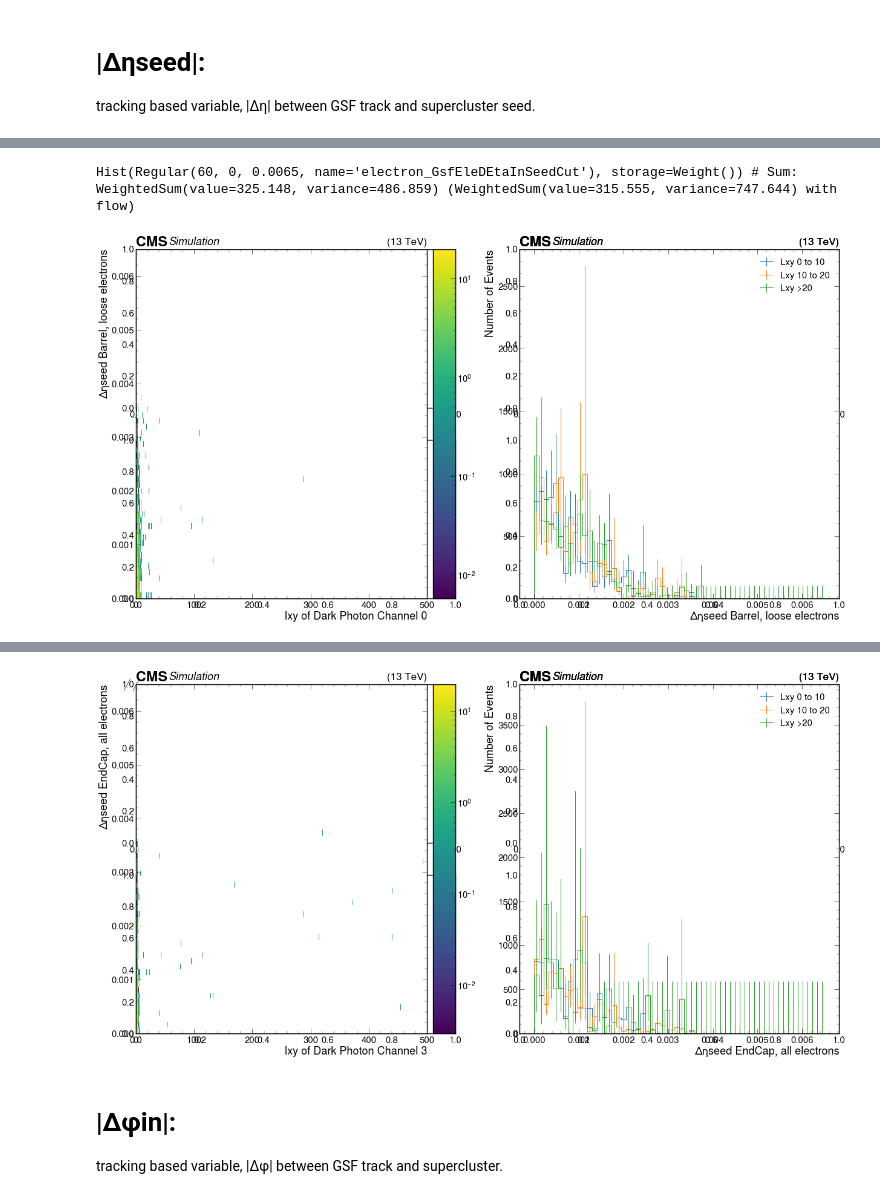
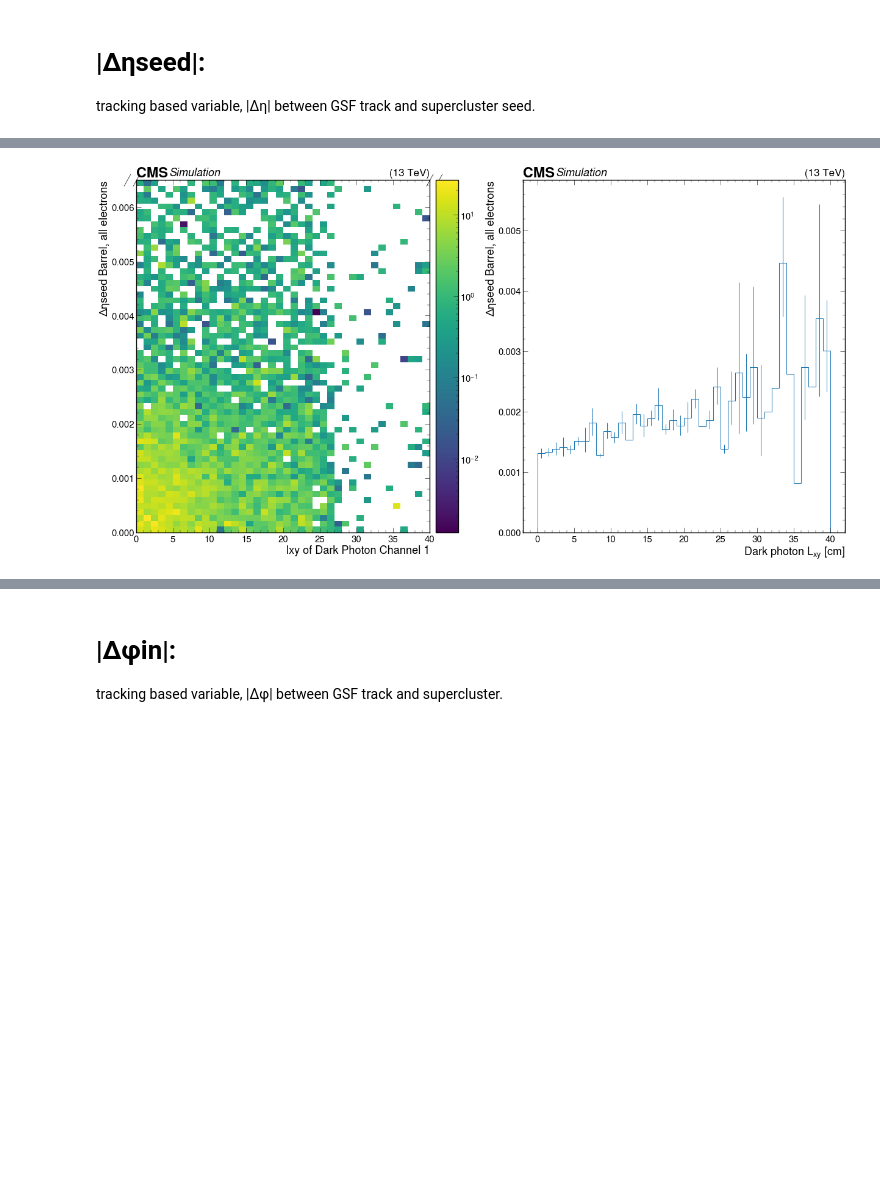
Before and after one commit to yfv2ev/SIDM, a Jupyter notebook: sidm/studies/GSF_electrons_profiles.ipynb, the cells around one changed output, grey strips where cells are left out. Saved outputs shown, nothing was run; the diff lists cells and outputs as text; code cells hidden in the pictures; blank space fills up the shorter version.

```diff
--- a/sidm/studies/GSF_electrons_profiles.ipynb
+++ b/sidm/studies/GSF_electrons_profiles.ipynb
@@ -20,7 +20,7 @@ import matplotlib.pyplot as plt
 utilities.set_plot_style()
 %matplotlib inline
 # %%
-sample = ["2Mu2E_100GeV_5GeV_400mm"]
+sample = ["2Mu2E_100GeV_0p25GeV_10mm"]
 
 fileset = utilities.make_fileset(sample, "ffntuple_v4")
 
@@ -39,7 +39,7 @@ p = sidm_processor.SidmProcessor(
 
 output = runner.run(fileset, treename="ffNtuplizer/ffNtuple", processor_instance=p)
 out = output["out"]
-hists = out["2Mu2E_100GeV_5GeV_400mm"]["hists"]
+hists = out["2Mu2E_100GeV_0p25GeV_10mm"]["hists"]
 # %% [output]
 [interactive output not drawn]
 [interactive output not drawn]
@@ -69,61 +71,37 @@ Not applying any cuts to the lepton jets for channel  barrelE_ID-MissingHits
 
 tracking based variable, |∆η| between GSF track and supercluster seed.
 # %%
-plt.subplots(2, 2, figsize=(30,15))
+plt.subplots(1, 2, figsize=(30,15))
 plt.subplot(1, 2, 1)
-utilities.plot(hists["electron_GsfEleDEtaInSeedCut2d"][channels[0], :, :], label = sample, norm=mpl.colors.LogNorm())
+utilities.plot(hists["electron_GsfEleDEtaInSeedCut2d"][channels[1], :40j, :], label = sample, norm=mpl.colors.LogNorm())
+plt.xlabel("lxy of Dark Photon Channel 1")
+plt.ylabel("Δηseed Barrel, all electrons")
+plt.subplot(1, 2, 2)
+utilities.plot(hists["electron_GsfEleDEtaInSeedCut2d"][channels[1], :40j, :].profile(axis="electron_GsfEleDEtaInSeedCut"))
+#print(hists["electron_GsfEleDEtaInSeedCut2d"][channels[1],slice(0, 2, sum),:35])
+plt.xlabel("Dark photon $L_{xy}$ [cm]")
+plt.ylabel("Δηseed Barrel, all electrons")
+
+plt.subplots(1, 2, figsize=(30,15))
+plt.subplot(1, 2, 1)
+utilities.plot(hists["electron_GsfEleDEtaInSeedCut2d"][channels[0], :40j, :], label = sample, norm=mpl.colors.LogNorm())
 plt.xlabel("lxy of Dark Photon Channel 0")
 plt.ylabel("Δηseed Barrel, loose electrons")
 plt.subplot(1, 2, 2)
-utilities.plot(hists["electron_GsfEleDEtaInSeedCut2d"][channels[0],slice(0, 2, sum),:], label = "Lxy 0 to 10",density=True,flow='none')
-utilities.plot(hists["electron_GsfEleDEtaInSeedCut2d"][channels[0],slice(2,4, sum),:], label = "Lxy 10 to 20",density=True,flow='none')
-utilities.plot(hists["electron_GsfEleDEtaInSeedCut2d"][channels[0],slice(4,101, sum),:], label = "Lxy >20" ,density=True,flow='none')
-plt.legend()
+utilities.plot(hists["electron_GsfEleDEtaInSeedCut2d"][channels[0], :40j, :].profile(axis="electron_GsfEleDEtaInSeedCut"))
 #print(hists["electron_GsfEleDEtaInSeedCut2d"][channels[0],slice(0, 2, sum),:35])
-plt.ylabel("Number of Events")
-plt.xlabel("Δηseed Barrel, loose electrons")
+plt.ylabel("Δηseed Barrel, loose electrons")
 
-plt.subplots(2, 2, figsize=(30,15))
+plt.subplots(1, 2, figsize=(30,15))
 plt.subplot(1, 2, 1)
-utilities.plot(hists["electron_GsfEleDEtaInSeedCut2d"][channels[1], :, :], label = sample, norm=mpl.colors.LogNorm())
-plt.xlabel("lxy of Dark Photon Channel 1")
-plt.ylabel("Δηseed Barrel, all electrons")
+utilities.plot(hists["electron_GsfEleDEtaInSeedCut2d"][channels[4], :40j, :], label = sample, norm=mpl.colors.LogNorm())
+plt.xlabel("lxy of Dark Photon Channel 4")
+plt.ylabel("Δηseed Barrel, n-1 cuts")
 plt.subplot(1, 2, 2)
-utilities.plot(hists["electron_GsfEleDEtaInSeedCut2d"][channels[1],slice(0, 2, sum),:], label = "Lxy 0 to 10",density=True,flow='none')
-utilities.plot(hists["electron_GsfEleDEtaInSeedCut2d"][channels[1],slice(2,4, sum),:], label = "Lxy 10 to 20",density=True,flow='none')
-utilities.plot(hists["electron_GsfEleDEtaInSeedCut2d"][channels[1],slice(4,101, sum),:], label = "Lxy >20" ,density=True,flow='none')
-plt.legend()
-print(hists["electron_GsfEleDEtaInSeedCut2d"][channels[1],slice(0, 2, sum),:35])
-plt.ylabel("Number of Events")
-plt.xlabel("Δηseed Barrel, all electrons")
+utilities.plot(hists["electron_GsfEleDEtaInSeedCut2d"][channels[4], :40j, :].profile(axis="electron_GsfEleDEtaInSeedCut"))
+#print(hists["electron_GsfEleDEtaInSeedCut2d"][channels[2],slice(0, 2, sum),:35])
+plt.xlabel("Dark photon $L_{xy}$ [cm]")
+plt.ylabel("Δηseed Barrel, n-1 cuts")
 
-plt.subplots(2, 2, figsize=(30,15))
-plt.subplot(1, 2, 1)
-utilities.plot(hists["electron_GsfEleDEtaInSeedCut2d"][channels[2], :, :], label = sample, norm=mpl.colors.LogNorm())
-plt.xlabel("lxy of Dark Photon Channel 2")
-plt.ylabel("Δηseed EndCap, loose electrons")
-plt.subplot(1, 2, 2)
-utilities.plot(hists["electron_GsfEleDEtaInSeedCut2d"][channels[2],slice(0, 2, sum),:], label = "Lxy 0 to 10",density=True,flow='none')
-utilities.plot(hists["electron_GsfEleDEtaInSeedCut2d"][channels[2],slice(2,4, sum),:], label = "Lxy 10 to 20",density=True,flow='none')
-utilities.plot(hists["electron_GsfEleDEtaInSeedCut2d"][channels[2],slice(4,101, sum),:], label = "Lxy >20" ,density=True,flow='none')
-plt.legend()
-#print(hists["electron_GsfEleDEtaInSeedCut2d"][channels[2],slice(0, 2, sum),:35])
-plt.ylabel("Number of Events")
-plt.xlabel("Δηseed EndCap, loose electrons")
-
-plt.subplots(2, 2, figsize=(30,15))
-plt.subplot(1, 2, 1)
-utilities.plot(hists["electron_GsfEleDEtaInSeedCut2d"][channels[3], :, :], label = sample, norm=mpl.colors.LogNorm())
-plt.xlabel("lxy of Dark Photon Channel 3")
-plt.ylabel("Δηseed EndCap, all electrons")
-plt.subplot(1, 2, 2)
-utilities.plot(hists["electron_GsfEleDEtaInSeedCut2d"][channels[3],slice(0, 2, sum),:], label = "Lxy 0 to 10",density=True,flow='none')
-utilities.plot(hists["electron_GsfEleDEtaInSeedCut2d"][channels[3],slice(2,4, sum),:], label = "Lxy 10 to 20",density=True,flow='none')
-utilities.plot(hists["electron_GsfEleDEtaInSeedCut2d"][channels[3],slice(4,101, sum),:], label = "Lxy >20" ,density=True,flow='none')
-plt.legend()
-#print(hists["electron_GsfEleDEtaInSeedCut2d"][channels[3],slice(0, 2, sum),:35])
-plt.ylabel("Number of Events")
-plt.xlabel("Δηseed EndCap, all electrons")
-
-(hists["electron_GsfEleDEtaInSeedCut2d"][channels[1],slice(0, 2, sum),:])
+#(hists["electron_GsfEleDEtaInSeedCut2d"][channels[1],slice(0, 2, sum),:])
 # %% [output]
@@ -147,2 +109 @@ plt.xlabel("Δηseed EndCap, all electrons")
-Hist(Regular(60, 0, 0.0065, name='electron_GsfEleDEtaInSeedCut'), storage=Weight()) # Sum: WeightedSum(value=325.148, variance=486.859) (WeightedSum(value=315.555, variance=747.644) with flow)
-[figure, old version]
+[figure, new version]
@@ -151,4 +112,3 @@ Hist(Regular(60, 0, 0.0065, name='electron_GsfEleDEtaInSeedCut'), storage=Weight
-[figure, removed]
 # %% [markdown]
 # |∆φin|:
 
```
Also changed, not shown: parts of 11 cells of this notebook.
